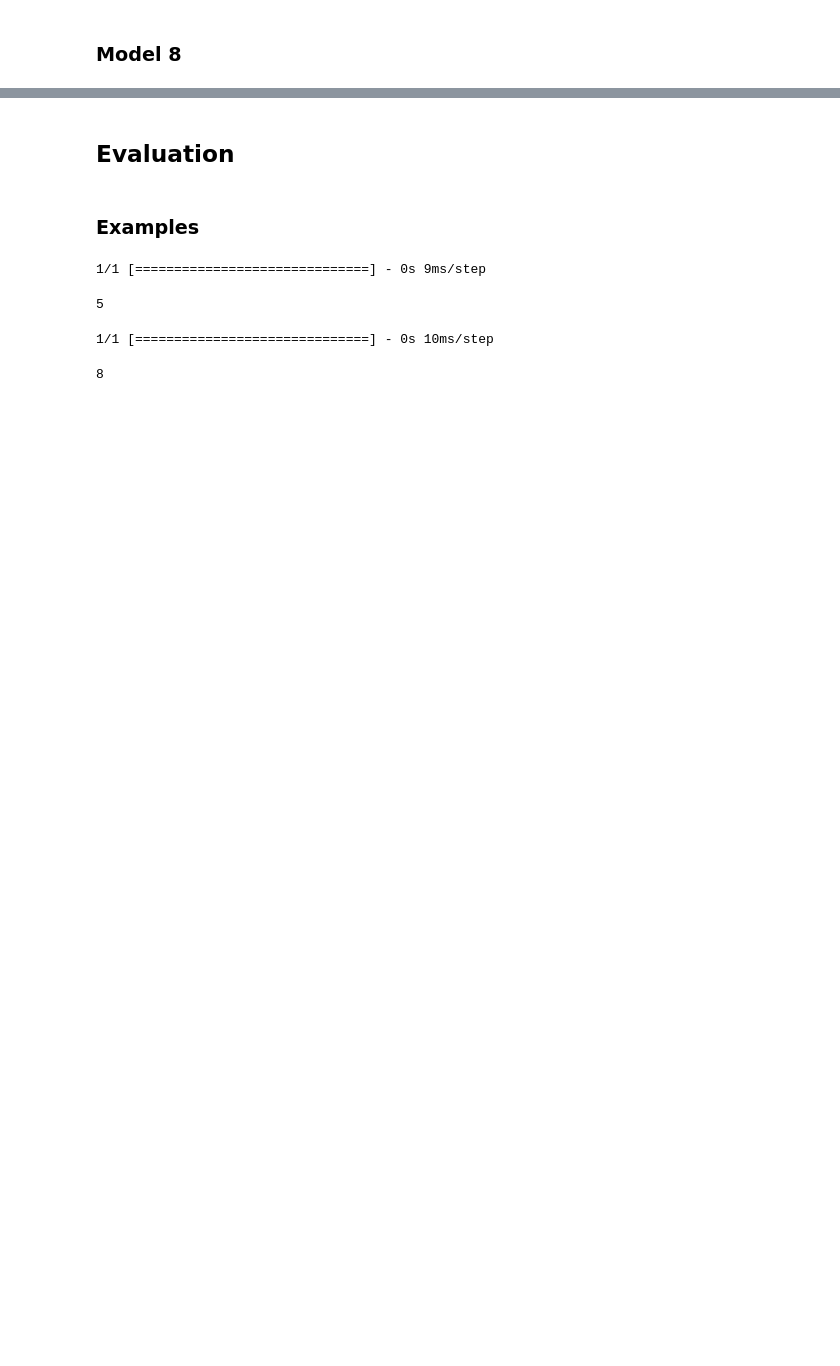
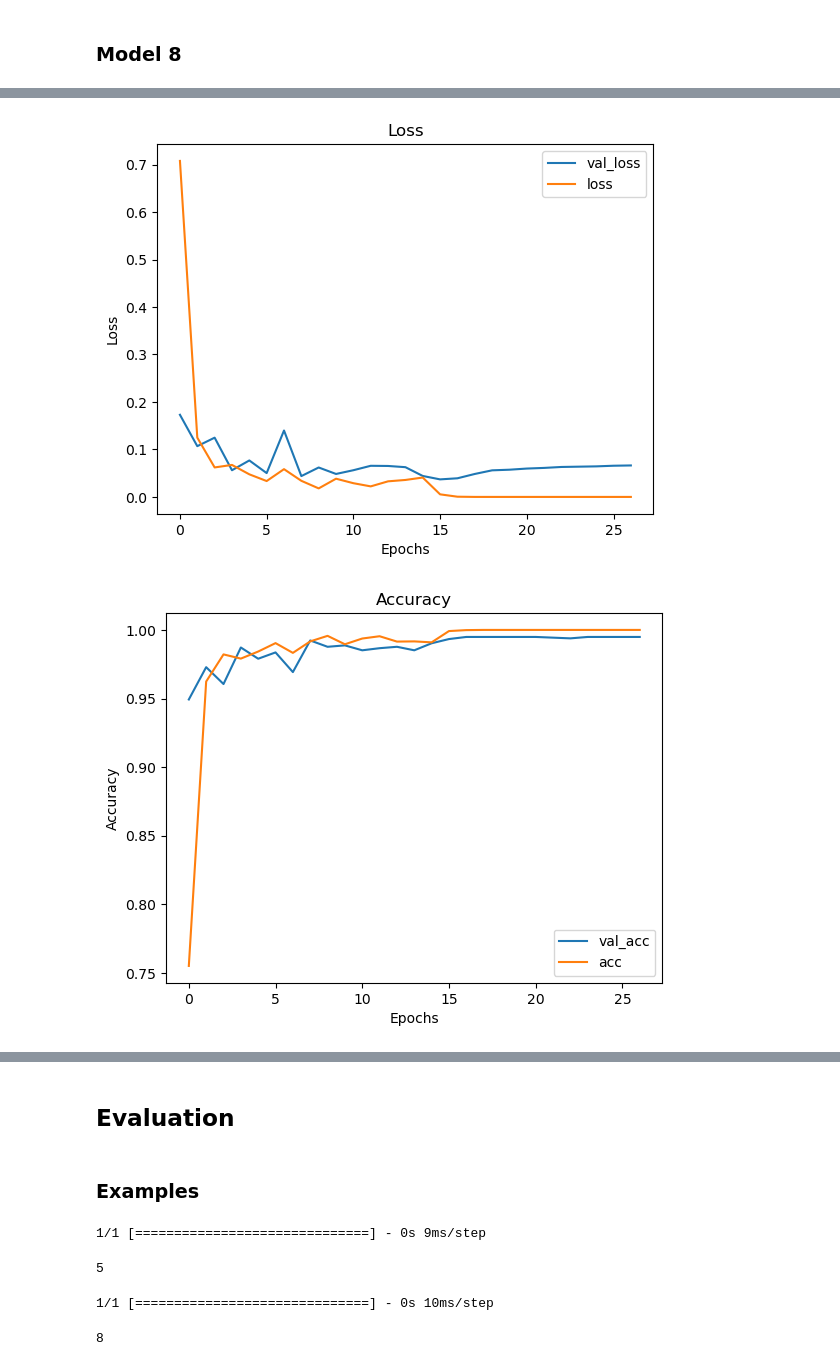
Before and after one commit to jordanate/distracted-driver-2, a Jupyter notebook: distracted-driver-detection.ipynb, the cells around one changed output, grey strips where cells are left out. Saved outputs shown, nothing was run; the diff lists cells and outputs as text; code cells hidden in the pictures; blank space fills up the shorter version.

Commit message:
model 9

```diff
--- a/distracted-driver-detection.ipynb
+++ b/distracted-driver-detection.ipynb
@@ -1275,0 +1303,19 @@ plot_confusion_matrix(estimator=classifier,
+# %%
+vgg16_e = VGG16(weights='imagenet', include_top=False, input_shape = (160,120,3))
+
+for layer in vgg16_e.layers[:-9]:
+    layer.trainable=False
+# %%
+model9 = Sequential()
+model9.add(vgg16_e)
+
+model9.add(layers.Flatten())
+model9.add(layers.Dense(512,activation='relu'))
+model9.add(layers.Dense(10,activation='softmax'))
+# %%
+es = EarlyStopping(monitor = 'val_acc', mode = 'max', min_delta = 1e-8,
+                  patience = 10)
+
+model9.compile(loss='categorical_crossentropy',
+              optimizer=optimizers.Adam(lr=1e-4),
+              metrics=['acc'])
@@ -1275,0 +1342,7 @@ plot_confusion_matrix(estimator=classifier,
+# %%
+history_9 = model9.fit(train_images,
+                    train_labels,
+                    epochs=30,
+                    callbacks = [es],
+                    batch_size = 10,
+                    validation_data = (val_images, val_labels))
@@ -1275,0 +1370,21 @@ plot_confusion_matrix(estimator=classifier,
+# %%
+plt.figure()
+plt.plot(history_9.history['val_loss'])
+plt.plot(history_9.history['loss'])
+plt.legend(['val_loss', 'loss'])
+plt.title('Loss')
+plt.xlabel('Epochs')
+plt.ylabel('Loss')
+plt.show()
+
+plt.figure()
+plt.plot(history_9.history['val_acc'])
+plt.plot(history_9.history['acc'])
+plt.legend(['val_acc', 'acc'])
+plt.title('Accuracy')
+plt.xlabel('Epochs')
+plt.ylabel('Accuracy')
+plt.show()
+# %% [output]
+[figure, added]
+[figure, added]
```
Also changed, not shown: parts of 62 cells of this notebook, 2 other files.
